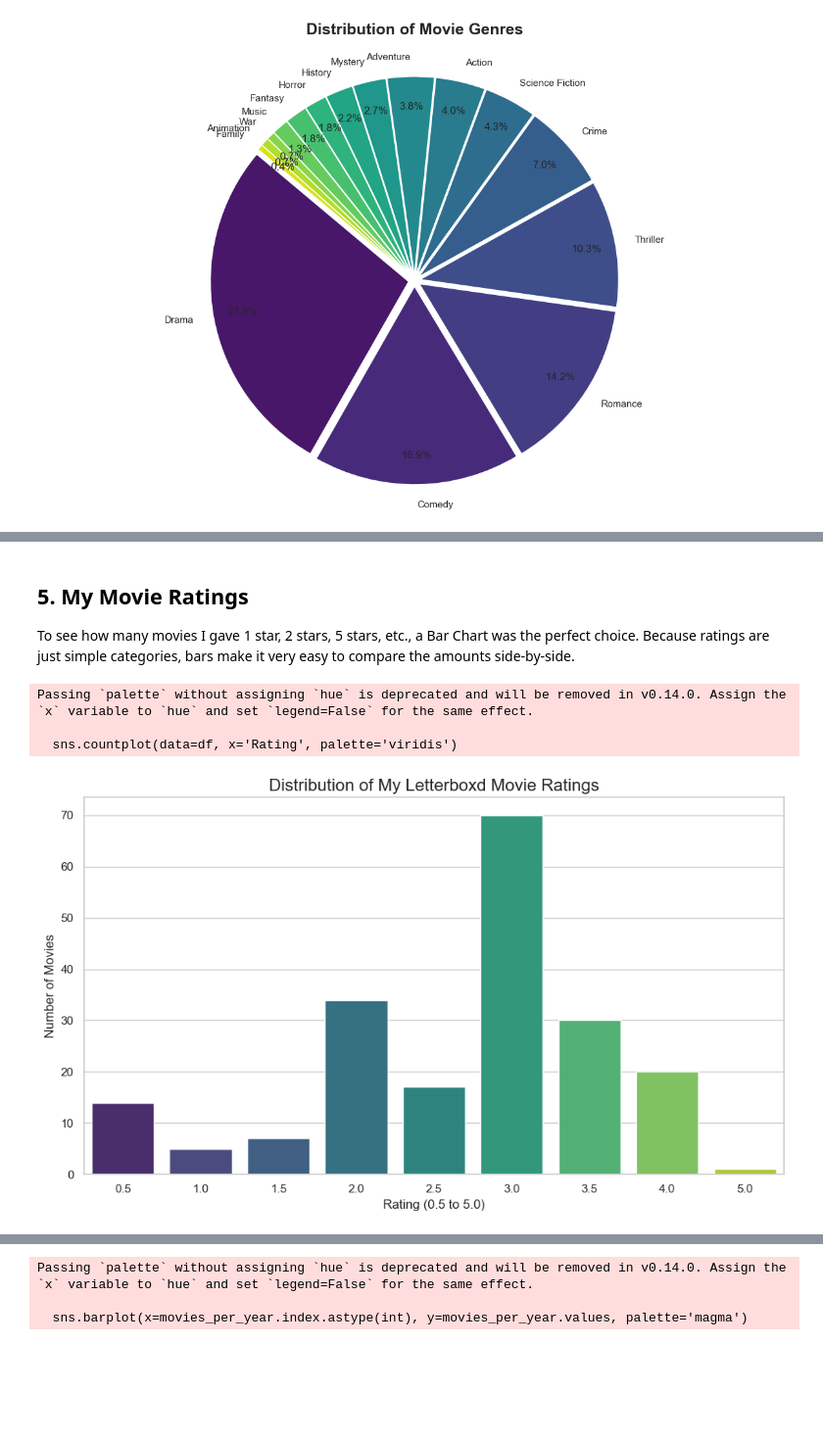
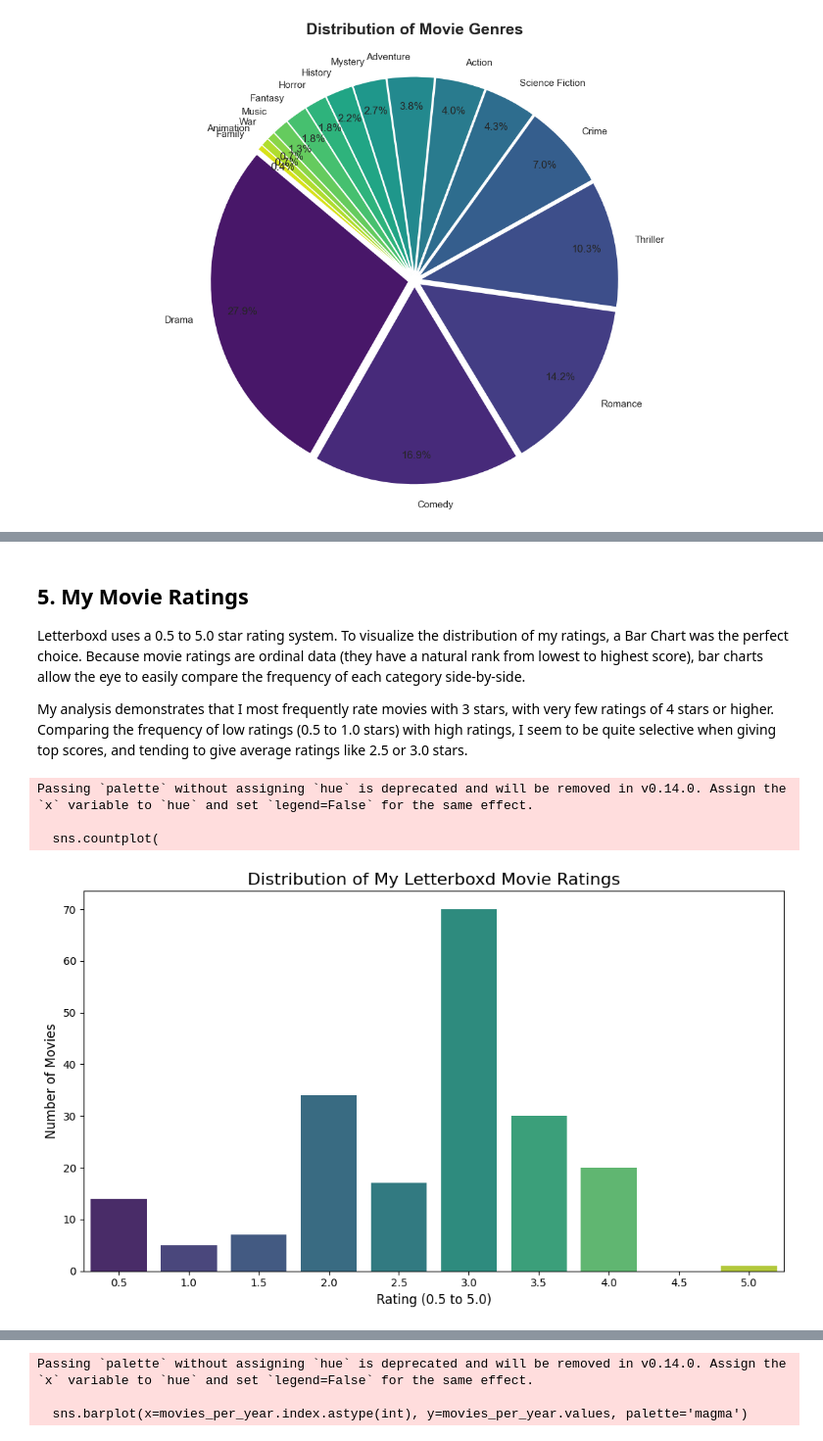
Before and after one commit to Maryamdadras/informoviz, a Jupyter notebook: informoviz.ipynb, the cells around one changed output, grey strips where cells are left out. Shown at 98% size. Saved outputs shown, nothing was run; the diff lists cells and outputs as text; code cells hidden in the pictures; blank space fills up the shorter version.

```diff
--- a/informoviz.ipynb
+++ b/informoviz.ipynb
@@ -229,18 +241,29 @@ plt.show()
 # %% [markdown]
 ## 5. My Movie Ratings
-To see how many movies I gave 1 star, 2 stars, 5 stars, etc., a Bar Chart was the perfect choice. Because ratings are just simple categories, bars make it very easy to compare the amounts side-by-side.
+Letterboxd uses a 0.5 to 5.0 star rating system. To visualize the distribution of my ratings, a Bar Chart was the perfect choice. Because movie ratings are ordinal data (they have a natural rank from lowest to highest score), bar charts allow the eye to easily compare the frequency of each category side-by-side.
+
+My analysis demonstrates that I most frequently rate movies with 3 stars, with very few ratings of 4 stars or higher. Comparing the frequency of low ratings (0.5 to 1.0 stars) with high ratings, I seem to be quite selective when giving top scores, and tending to give average ratings like 2.5 or 3.0 stars.
 # %%
+full_rating_order = [0.5, 1.0, 1.5, 2.0, 2.5, 3.0, 3.5, 4.0, 4.5, 5.0]
+
 plt.figure(figsize=(10, 6))
-sns.countplot(data=df, x='Rating', palette='viridis')
+
+sns.countplot(
+    data=df,
+    x='Rating',
+    palette='viridis',
+    order=full_rating_order
+)
+
 plt.title('Distribution of My Letterboxd Movie Ratings', fontsize=16)
 plt.xlabel('Rating (0.5 to 5.0)', fontsize=12)
 plt.ylabel('Number of Movies', fontsize=12)
 plt.tight_layout()
 plt.show()
 # %% [output]
 Passing `palette` without assigning `hue` is deprecated and will be removed in v0.14.0. Assign the `x` variable to `hue` and set `legend=False` for the same effect.
 
-  sns.countplot(data=df, x='Rating', palette='viridis')
+  sns.countplot(
-[figure, old version]
+[figure, new version]
 # %% [markdown]
 ## 6.A Movies Watched Per Year
```
Also changed, not shown: parts of 29 cells of this notebook, 2 other files.
